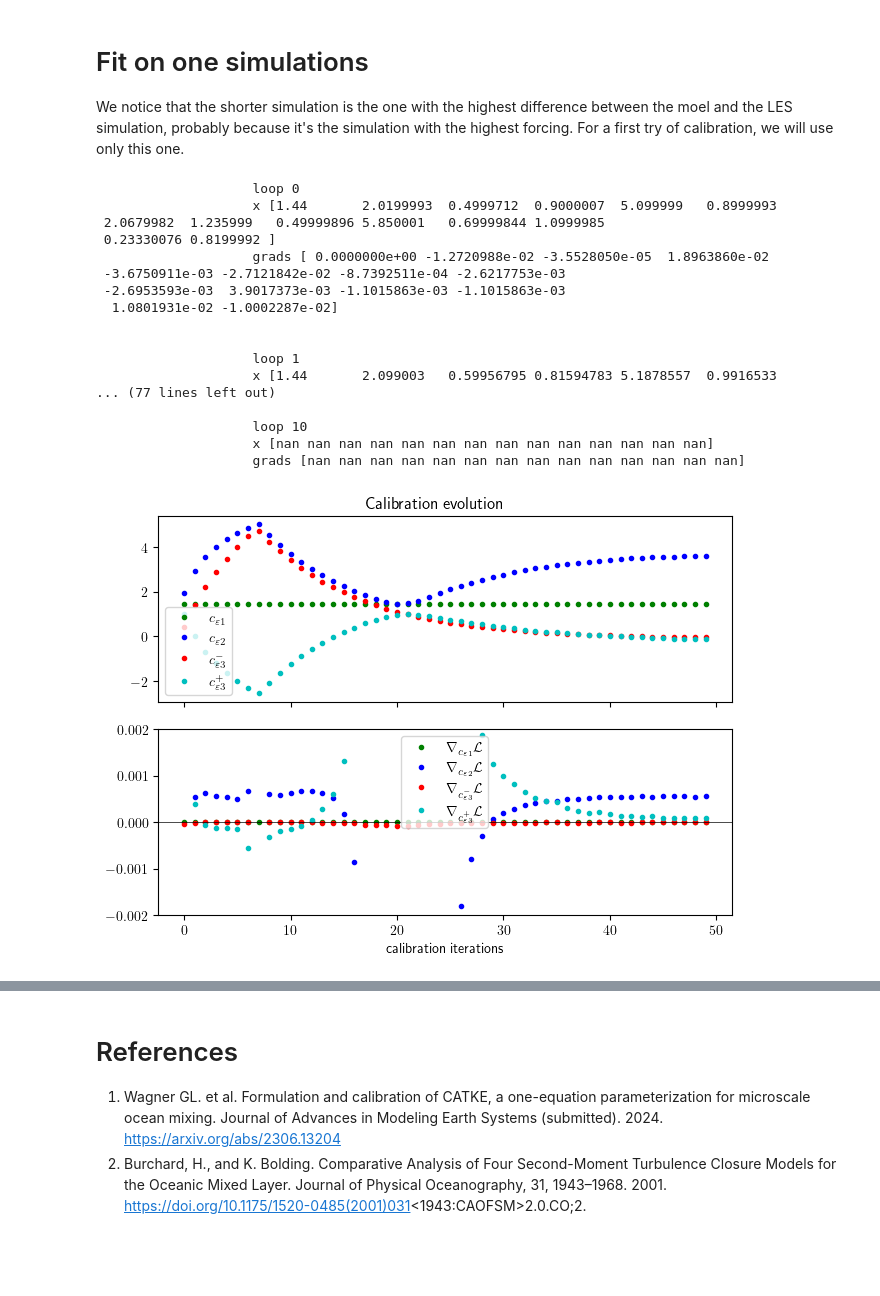
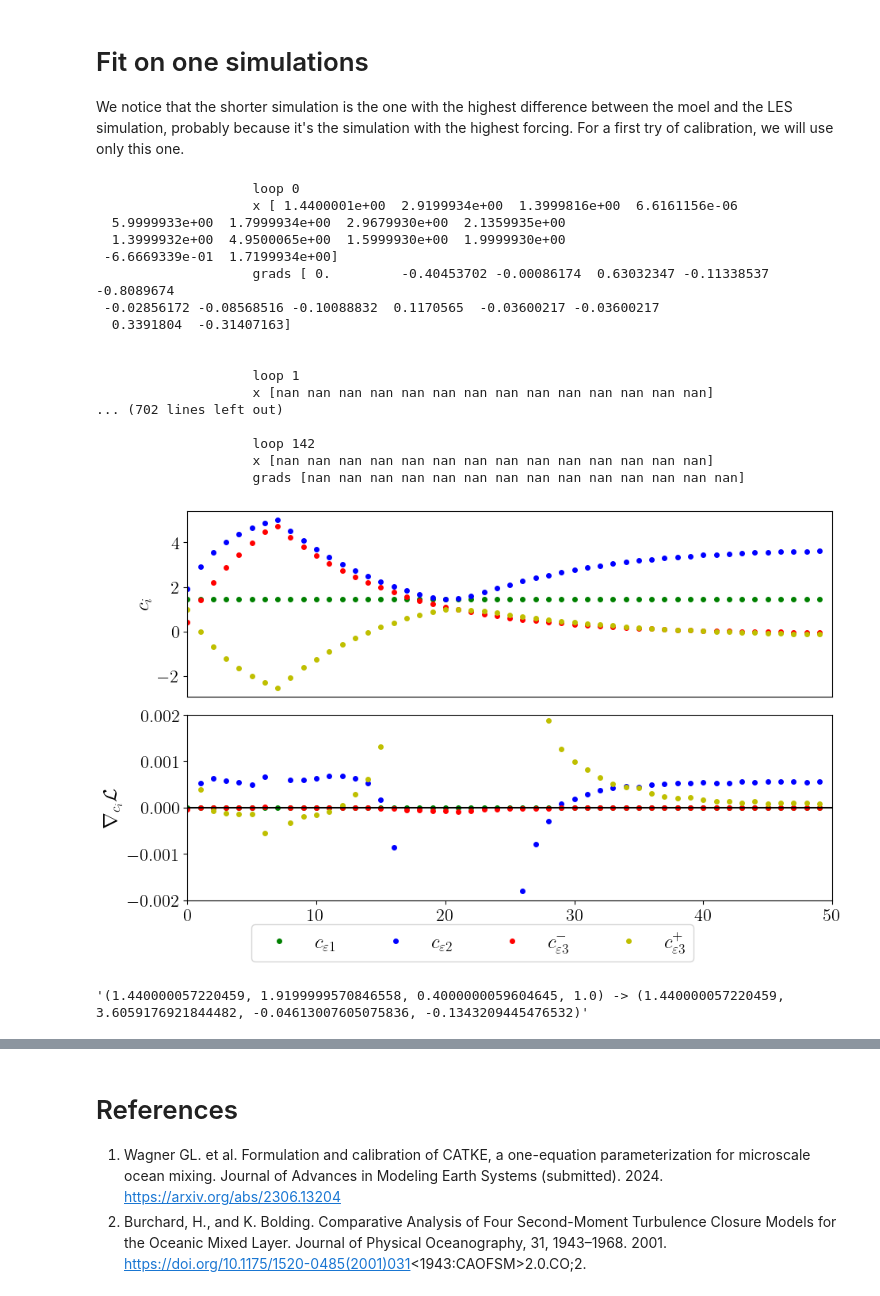
Before and after one commit to meom-group/tunax, a Jupyter notebook: notebooks/fit_wagner.ipynb, the cells around one changed output, grey strips where cells are left out. Cells and saved outputs as stored; diff of their text form; code cells hidden in the pictures; blank space fills up the shorter version.

```diff
--- a/notebooks/fit_wagner.ipynb
+++ b/notebooks/fit_wagner.ipynb
@@ -273,31 +326,31 @@ def loss(scm_set: List[Trajectory], obs_set: ObsSet):
     obs = obs_set.observations[0]
     t_obs = obs.trajectory.t
     t_scm = scm_set[0].t
-    return jnp.sum((t_scm[-1, :]-t_obs[-1, :])**2)
+    return jnp.sum((t_scm-t_obs)**2)
 
 from fitter import Fitter
 nloop = 200
-learning_rate = .1
+learning_rate = 1
 dt =10.
 verbatim = True
 f = Fitter(coef_fit_params, obs_set, loss, nloop, learning_rate, verbatim, dt, 'k-epsilon')
 x, x_history, grads_history = f()
 # %% [output]
                     loop 0
-                    x [1.44       2.0199993  0.4999712  0.9000007  5.099999   0.8999993
- 2.0679982  1.235999   0.49999896 5.850001   0.69999844 1.0999985
- 0.23330076 0.8199992 ]
-                    grads [ 0.0000000e+00 -1.2720988e-02 -3.5528050e-05  1.8963860e-02
- -3.6750911e-03 -2.7121842e-02 -8.7392511e-04 -2.6217753e-03
- -2.6953593e-03  3.9017373e-03 -1.1015863e-03 -1.1015863e-03
-  1.0801931e-02 -1.0002287e-02]
+                    x [ 1.4400001e+00  2.9199934e+00  1.3999816e+00  6.6161156e-06
+  5.9999933e+00  1.7999934e+00  2.9679930e+00  2.1359935e+00
+  1.3999932e+00  4.9500065e+00  1.5999930e+00  1.9999930e+00
+ -6.6669339e-01  1.7199934e+00]
+                    grads [ 0.         -0.40453702 -0.00086174  0.63032347 -0.11338537 -0.8089674
+ -0.02856172 -0.08568516 -0.10088832  0.1170565  -0.03600217 -0.03600217
+  0.3391804  -0.31407163]
 
 
                     loop 1
-                    x [1.44       2.099003   0.59956795 0.81594783 5.1878557  0.9916533
-... (77 lines left out)
+                    x [nan nan nan nan nan nan nan nan nan nan nan nan nan nan]
+... (702 lines left out)
 
-                    loop 10
+                    loop 142
                     x [nan nan nan nan nan nan nan nan nan nan nan nan nan nan]
                     grads [nan nan nan nan nan nan nan nan nan nan nan nan nan nan]
 # %%
@@ -313,34 +366,49 @@ np.save('../notebooks/fit_wagner_n/grad_c_eps3p.npy', np.array([float(g_i [3]) f
 # %%
 import matplotlib.pyplot as plt
 import numpy as np
 plt.rc('text', usetex=True)
+plt.rc('font', family='Helvetica', size=18)
+cm_inch = 0.394
 
 c_eps1 = np.load('../notebooks/fit_wagner_n/c_eps1.npy')
 c_eps2 = np.load('../notebooks/fit_wagner_n/c_eps2.npy')
 c_eps3m = np.load('../notebooks/fit_wagner_n/c_eps3m.npy')
 c_eps3p = np.load('../notebooks/fit_wagner_n/c_eps3p.npy')
 grad_c_eps1 = np.load('../notebooks/fit_wagner_n/grad_c_eps1.npy')
 grad_c_eps2 = np.load('../notebooks/fit_wagner_n/grad_c_eps2.npy')
 grad_c_eps3m = np.load('../notebooks/fit_wagner_n/grad_c_eps3m.npy')
 grad_c_eps3p = np.load('../notebooks/fit_wagner_n/grad_c_eps3p.npy')
 
-fig, [ax_x, ax_g] = plt.subplots(2, 1, sharex=True)
-plt.tight_layout(rect=[0, 0.03, 1, 0.98])
-ax_x.plot(c_eps1, 'g.', label=r'$c_{\varepsilon 1}$')
-ax_x.plot(c_eps2, 'b.', label=r'$c_{\varepsilon 2}$')
-ax_x.plot(c_eps3m, 'r.', label=r'$c_{\varepsilon 3}^-$')
-ax_x.plot(c_eps3p, 'c.', label=r'$c_{\varepsilon 3}^+$')
+fig, [ax_x, ax_g] = plt.subplots(2, 1, sharex=True, figsize=(24*cm_inch, 15*cm_inch), )
+# plt.subplots_adjust(hspace=0.1)
+plt.tight_layout(rect=[0.07, 0.1, 1, 1.], pad=0.0)
+
+ax_x.plot(c_eps1, 'g.', label=r'$c_{\varepsilon 1}$', markersize=8)
+ax_x.plot(c_eps2, 'b.', label=r'$c_{\varepsilon 2}$', markersize=8)
+ax_x.plot(c_eps3m, 'r.', label=r'$c_{\varepsilon 3}^-$', markersize=8)
+ax_x.plot(c_eps3p, 'y.', label=r'$c_{\varepsilon 3}^+$', markersize=8)
 # ax_x.axhline([5], color='k', label='$c_1$ obj')
-ax_g.plot(grad_c_eps1, 'g.', label=r'$\nabla_{c_{\varepsilon 1}} \mathcal L$')
-ax_g.plot(grad_c_eps2, 'b.', label=r'$\nabla_{c_{\varepsilon 2}} \mathcal L$')
-ax_g.plot(grad_c_eps3m, 'r.', label=r'$\nabla_{c_{\varepsilon 3}^-} \mathcal L$')
-ax_g.plot(grad_c_eps3p, 'c.', label=r'$\nabla_{c_{\varepsilon 3}^+} \mathcal L$')
-ax_g.axhline(0, color='k', linewidth=0.5)
-ax_g.set_xlabel('calibration iterations')
-ax_x.legend()
-ax_g.legend()
-fig.suptitle('Calibration evolution')
+ax_g.plot(grad_c_eps1, 'g.', markersize=8)
+ax_g.plot(grad_c_eps2, 'b.', markersize=8)
+ax_g.plot(grad_c_eps3m, 'r.', markersize=8)
+ax_g.plot(grad_c_eps3p, 'y.', markersize=8)
+ax_g.axhline(0, color='k', markersize=8)
+ax_x.set_ylabel(r'$c_i$', fontsize=18)
+ax_x.tick_params(axis='both', labelsize=16)
+ax_g.tick_params(axis='both', labelsize=16)
+ax_x.tick_params(bottom=False)
+ax_g.set_ylabel(r'$\nabla_{c_i} \mathcal L$', fontsize=18)
 ax_g.set_ylim([-.002, .002])
+ax_g.set_xlim([0, 50])
+
+
+fig.legend(loc='lower center', ncol=4)
 plt.show()
+
+fig.savefig("calibration.png", dpi=300, transparent=True)
 # %% [output]
-[figure, old version]
+[figure, new version]
+# %%
+f'({c_eps1[0]}, {c_eps2[0]}, {c_eps3m[0]}, {c_eps3p[0]}) -> ({c_eps1[-1]}, {c_eps2[-1]}, {c_eps3m[-1]}, {c_eps3p[-1]})'
+# %% [output]
+'(1.440000057220459, 1.9199999570846558, 0.4000000059604645, 1.0) -> (1.440000057220459, 3.6059176921844482, -0.04613007605075836, -0.1343209445476532)'
```
Also changed, not shown: parts of 9 cells of this notebook, 10 other files.
